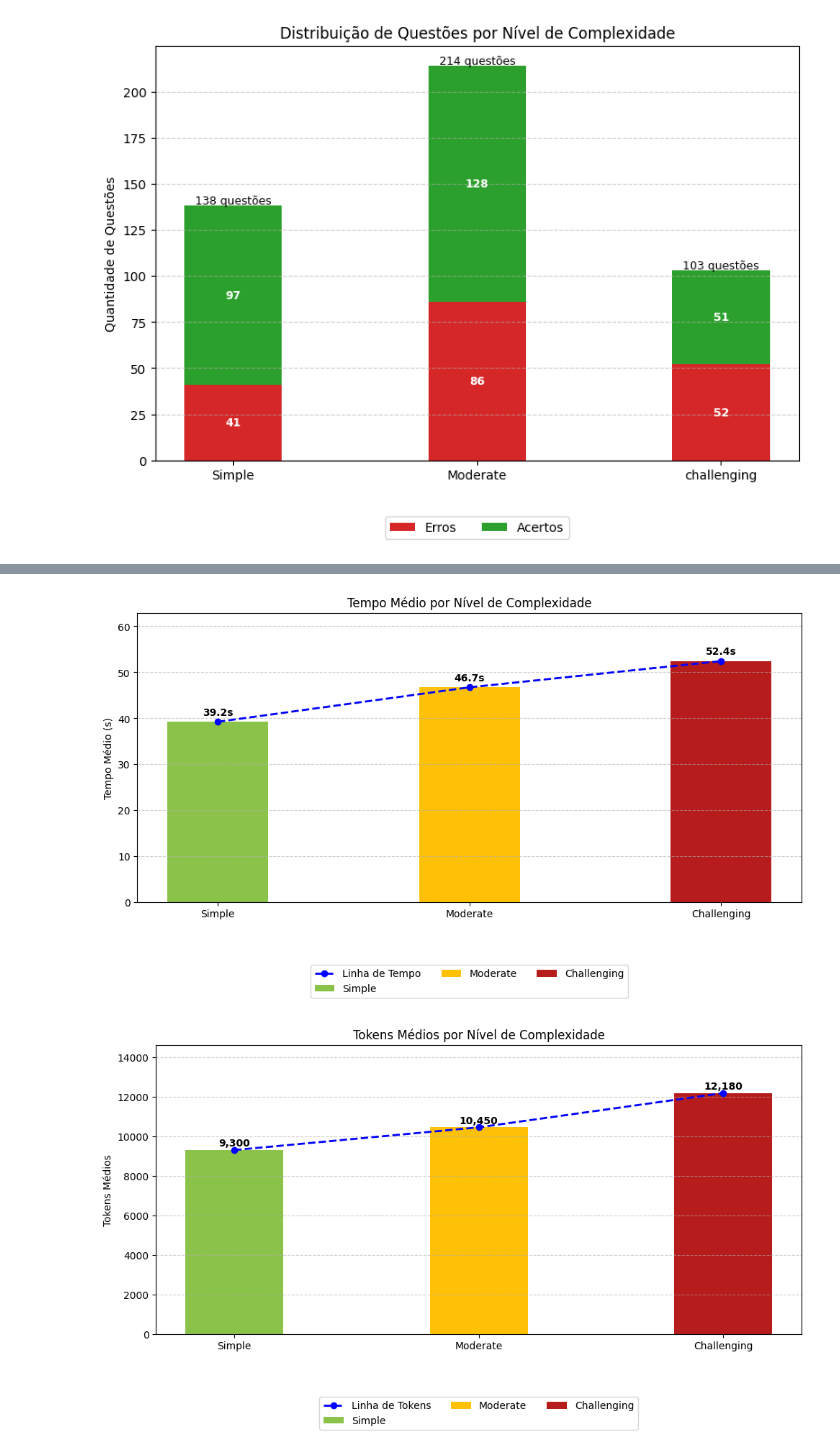
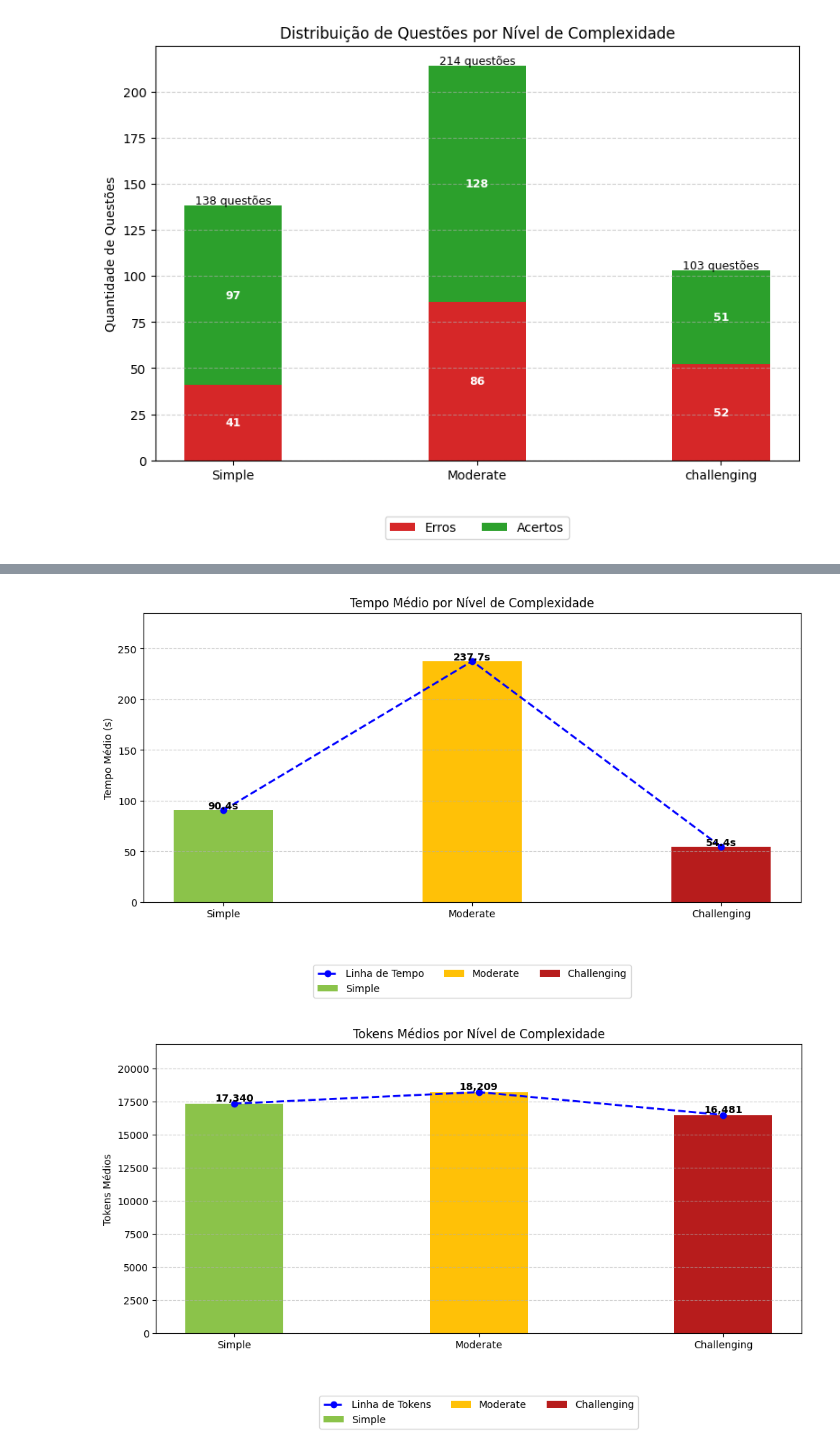
Before and after one commit to betomansur/E-SQL-CERTO2, a Jupyter notebook: E_SQL/graficos.ipynb, the cells around one changed output, grey strips where cells are left out. Drawn from its saved outputs; the diff is of its cells as text; code cells hidden in the pictures.

```diff
--- a/E_SQL/graficos.ipynb
+++ b/E_SQL/graficos.ipynb
@@ -904,17 +1075,39 @@ plt.show()
 import numpy as np
 import matplotlib.pyplot as plt
 
-# Substitua pelos seus valores reais
+import json
+import glob
+
+# Inicialização
+dificuldades_raw = ["simple", "moderate", "challenging"]
+dificuldades = ["Simple", "Moderate", "Challenging"]
+tempos_totais = {dif: 0.0 for dif in dificuldades_raw}
+tokens_totais = {dif: 0 for dif in dificuldades_raw}
+contagem_por_dif = {dif: 0 for dif in dificuldades_raw}
+
+# Lê os predictions.json
+prediction_files = glob.glob("results/**/predictions.json", recursive=True)
+
+for caminho in prediction_files:
+    with open(caminho, "r", encoding="utf-8") as f:
+        dados = json.load(f)
+
+    for item in dados:
+        dif = item.get("difficulty")
+        if dif in dificuldades_raw:
+            contagem_por_dif[dif] += 1
+            tempos_totais[dif] += item.get("timing", {}).get("total_time", 0.0)
+            tokens_totais[dif] += item.get("total_usage", {}).get("total_tokens", 0)
+
+# Converte para formato usado no gráfico (capitalizado)
 tempo_medio_por_dificuldade = {
-    "Simple": 39.2,
-    "Moderate": 46.7,
-    "Challenging": 52.4
+    dif.capitalize(): tempos_totais[dif] / contagem_por_dif[dif] if contagem_por_dif[dif] > 0 else 0
+    for dif in dificuldades_raw
 }
 
 tokens_medio_por_dificuldade = {
-    "Simple": 9300,
-    "Moderate": 10450,
-    "Challenging": 12180
+    dif.capitalize(): tokens_totais[dif] / contagem_por_dif[dif] if contagem_por_dif[dif] > 0 else 0
+    for dif in dificuldades_raw
 }
 
 # Cores consistentes com a acurácia
@@ -938,32 +1131,32 @@ for i, dif in enumerate(dificuldades):
     plt.text(x[i], tempos[i] + 1.5, f"{tempos[i]:.1f}s", ha='center', fontsize=10, color='black', weight='bold')
 
 plt.plot(x, tempos, color='blue', linestyle='--', marker='o', linewidth=2, label="Linha de Tempo")
 plt.ylim(0, max(tempos)*1.2)
 plt.xticks(x, dificuldades)
 plt.ylabel("Tempo Médio (s)")
 plt.title("Tempo Médio por Nível de Complexidade")
 plt.grid(axis='y', linestyle='--', alpha=0.6)
 plt.legend(loc='upper center', bbox_to_anchor=(0.5, -0.2), ncol=3)
 plt.tight_layout()
 plt.show()
 
 # === Gráfico 2: Tokens médios por dificuldade ===
 tokens = [tokens_medio_por_dificuldade[d] for d in dificuldades]
 
 plt.figure(figsize=(10, 6))
 for i, dif in enumerate(dificuldades):
     plt.bar(x[i], tokens[i], width=largura, color=cores_dificuldade[dif], label=dif)
     plt.text(x[i], tokens[i] + 200, f"{tokens[i]:,.0f}", ha='center', fontsize=10, color='black', weight='bold')
 
 plt.plot(x, tokens, color='blue', linestyle='--', marker='o', linewidth=2, label="Linha de Tokens")
 plt.ylim(0, max(tokens)*1.2)
 plt.xticks(x, dificuldades)
 plt.ylabel("Tokens Médios")
 plt.title("Tokens Médios por Nível de Complexidade")
 plt.grid(axis='y', linestyle='--', alpha=0.6)
 plt.legend(loc='upper center', bbox_to_anchor=(0.5, -0.2), ncol=3)
 plt.tight_layout()
 plt.show()
 # %% [output]
-[figure, old version]
+[figure, new version]
-[figure, old version]
+[figure, new version]
```
Also changed, not shown: parts of 5 cells of this notebook.
